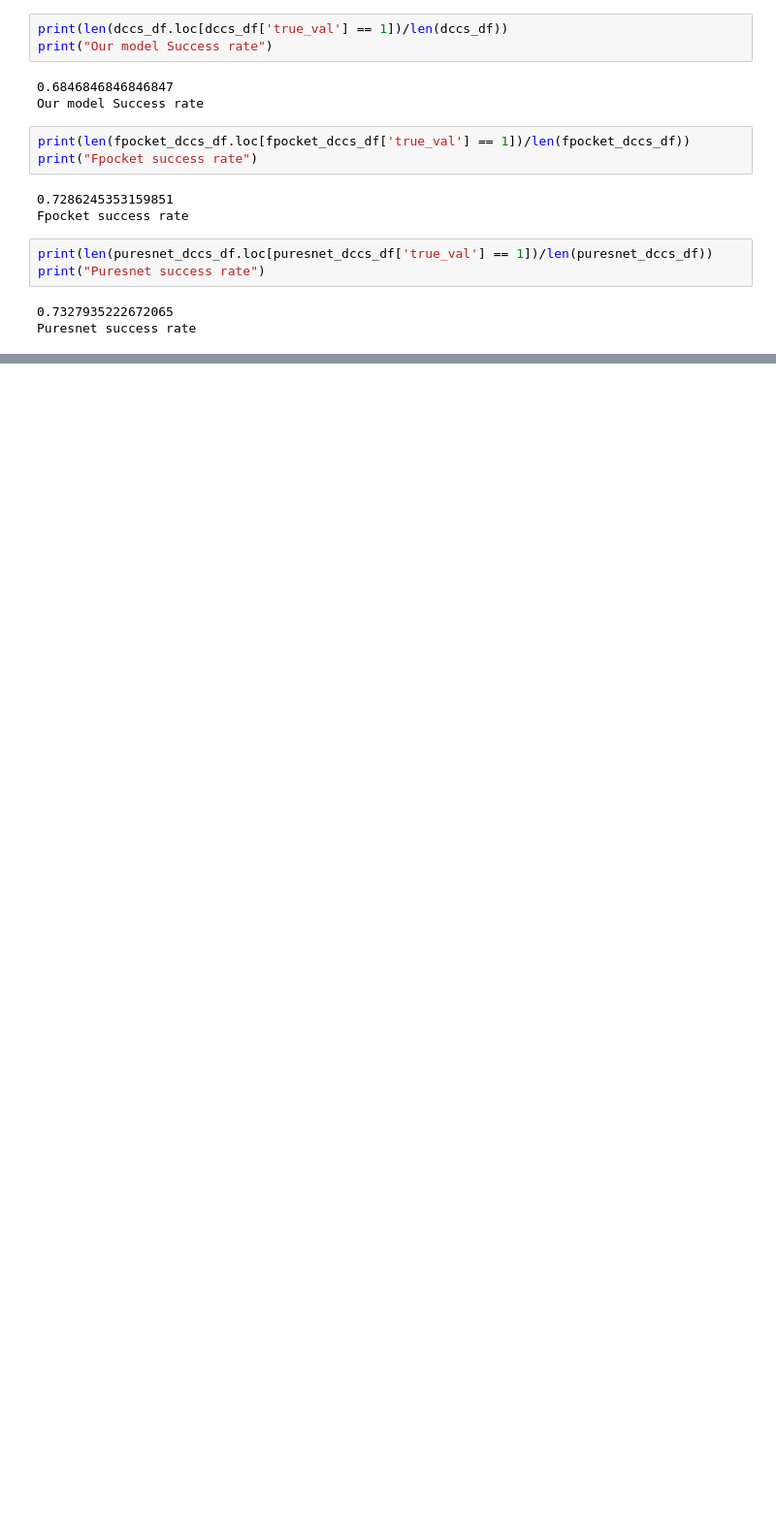
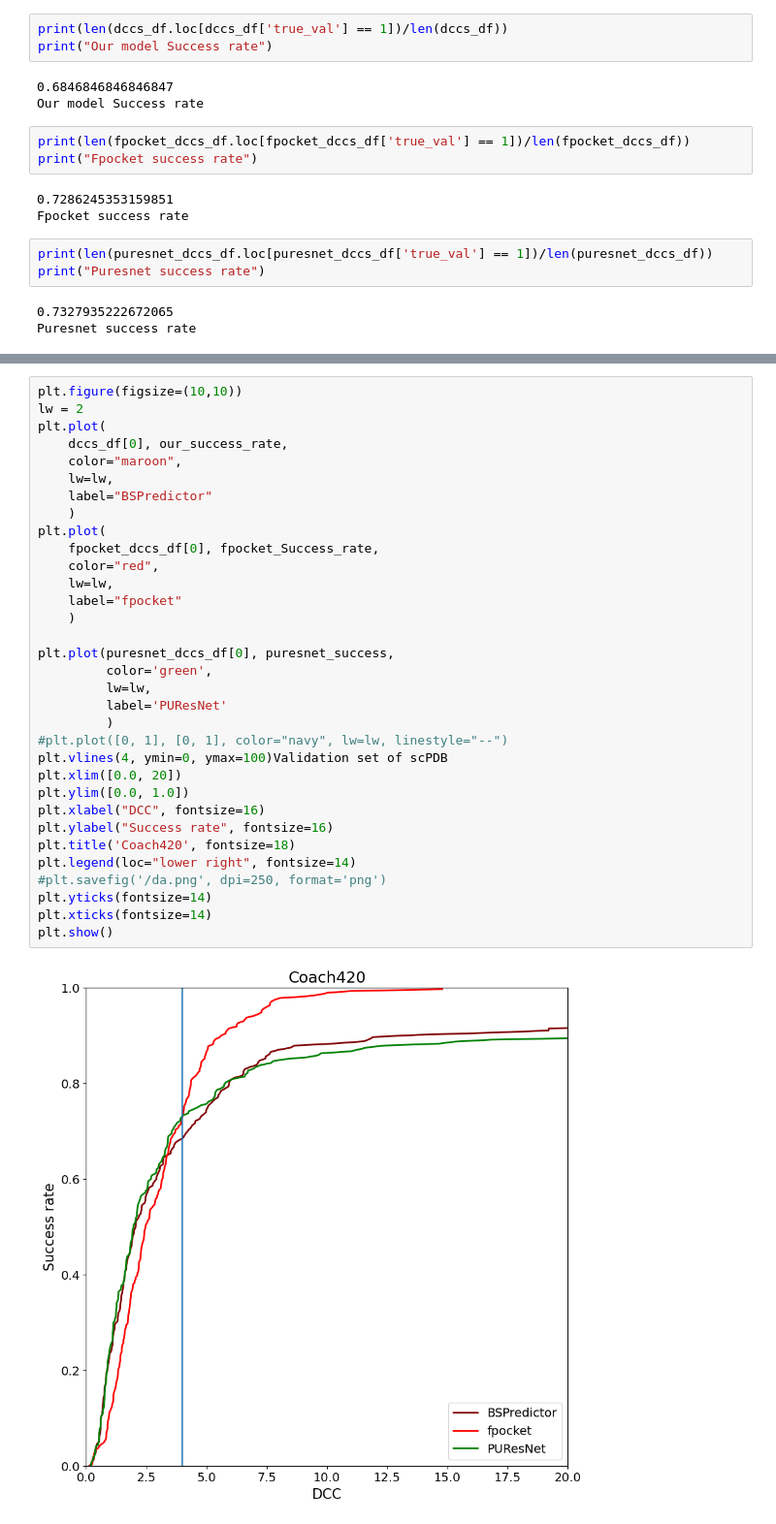
Before and after one commit to macija/sbi_project, a Jupyter notebook: validation/Validation.ipynb, the cells around one changed output, grey strips where cells are left out. Shown at 97% size. Saved outputs shown, nothing was run; the diff lists cells and outputs as text; blank space fills up the shorter version.

Commit message:
Calculated COACH420 as an independent set too.

```diff
--- a/validation/Validation.ipynb
+++ b/validation/Validation.ipynb
@@ -325,0 +441,35 @@ Puresnet success rate
+# %%
+plt.figure(figsize=(10,10))
+lw = 2
+plt.plot(
+    dccs_df[0], our_success_rate,
+    color="maroon",
+    lw=lw,
+    label="BSPredictor"
+    )
+plt.plot(
+    fpocket_dccs_df[0], fpocket_Success_rate,
+    color="red",
+    lw=lw,
+    label="fpocket"
+    )
+
+plt.plot(puresnet_dccs_df[0], puresnet_success,
+         color='green',
+         lw=lw,
+         label='PUResNet'
+         )
+#plt.plot([0, 1], [0, 1], color="navy", lw=lw, linestyle="--")
+plt.vlines(4, ymin=0, ymax=100)Validation set of scPDB
+plt.xlim([0.0, 20])
+plt.ylim([0.0, 1.0])
+plt.xlabel("DCC", fontsize=16)
+plt.ylabel("Success rate", fontsize=16)
+plt.title('Coach420', fontsize=18)
+plt.legend(loc="lower right", fontsize=14)
+#plt.savefig('/da.png', dpi=250, format='png')
+plt.yticks(fontsize=14)
+plt.xticks(fontsize=14)
+plt.show()
+# %% [output]
+[figure, added]
```
Also changed, not shown: parts of 7 cells of this notebook, 1 other file.
